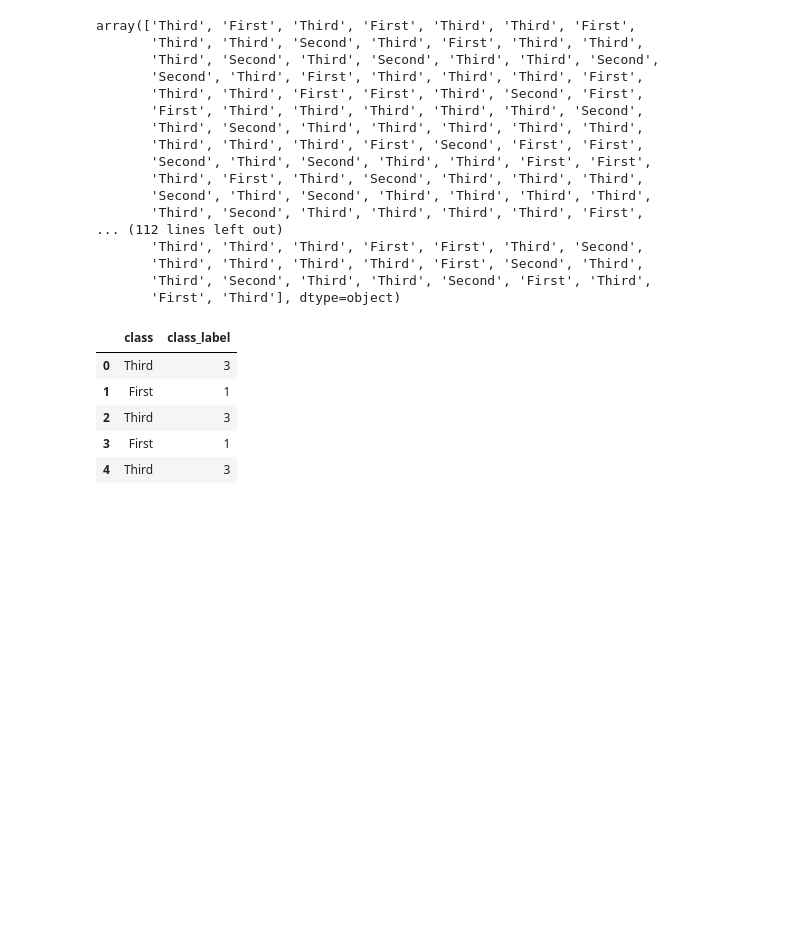
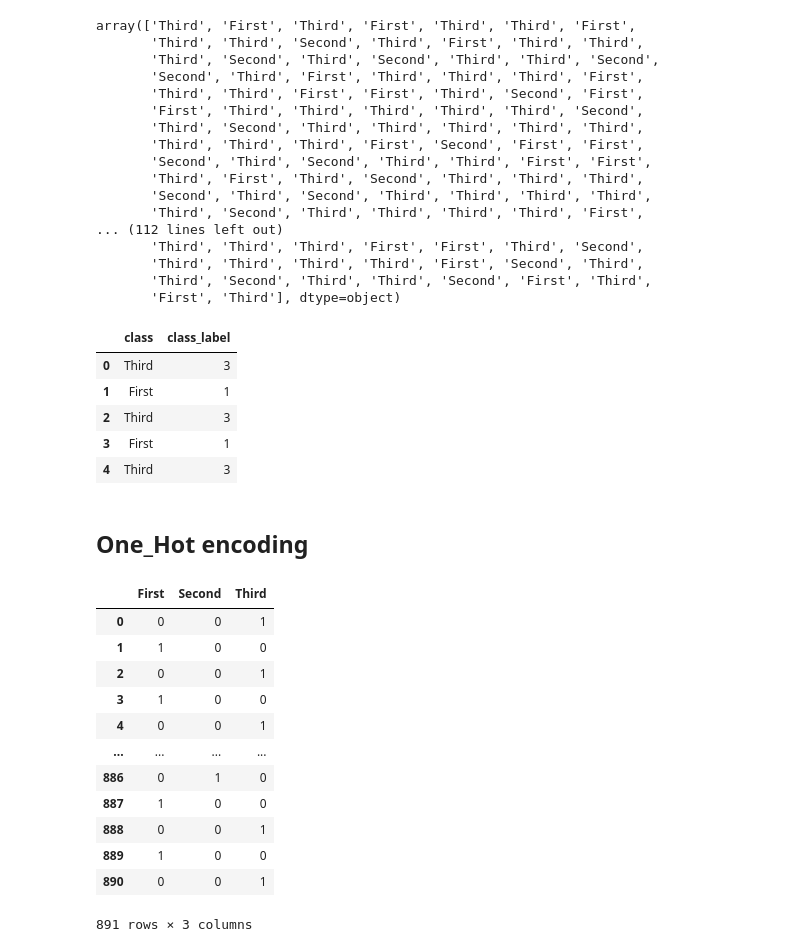
Before and after one commit to s2ul2/bitamin, a Jupyter notebook: 4/4week.ipynb, the cells around one changed output. Drawn from its saved outputs; the diff is of its cells as text; code cells hidden in the pictures; blank space fills up the shorter version.

Commit message:
one-hot encoding

```diff
--- a/4/4week.ipynb
+++ b/4/4week.ipynb
@@ -756,3 +756,23 @@ df[['class', 'class_label']].head()
 | 2 | Third | 3 |
 | 3 | First | 1 |
 | 4 | Third | 3 |
+# %% [markdown]
+## One_Hot encoding
+# %%
+# 판다스를 이용한 원핫 인코딩
+cla = pd.get_dummies(df['class'])
+cla
+# %% [output]
+|  | First | Second | Third |
+| 0 | 0 | 0 | 1 |
+| 1 | 1 | 0 | 0 |
+| 2 | 0 | 0 | 1 |
+| 3 | 1 | 0 | 0 |
+| 4 | 0 | 0 | 1 |
+| ... | ... | ... | ... |
+| 886 | 0 | 1 | 0 |
+| 887 | 1 | 0 | 0 |
+| 888 | 0 | 0 | 1 |
+| 889 | 1 | 0 | 0 |
+| 890 | 0 | 0 | 1 |
+891 rows × 3 columns
```
Also changed, not shown: parts of 5 cells of this notebook.
